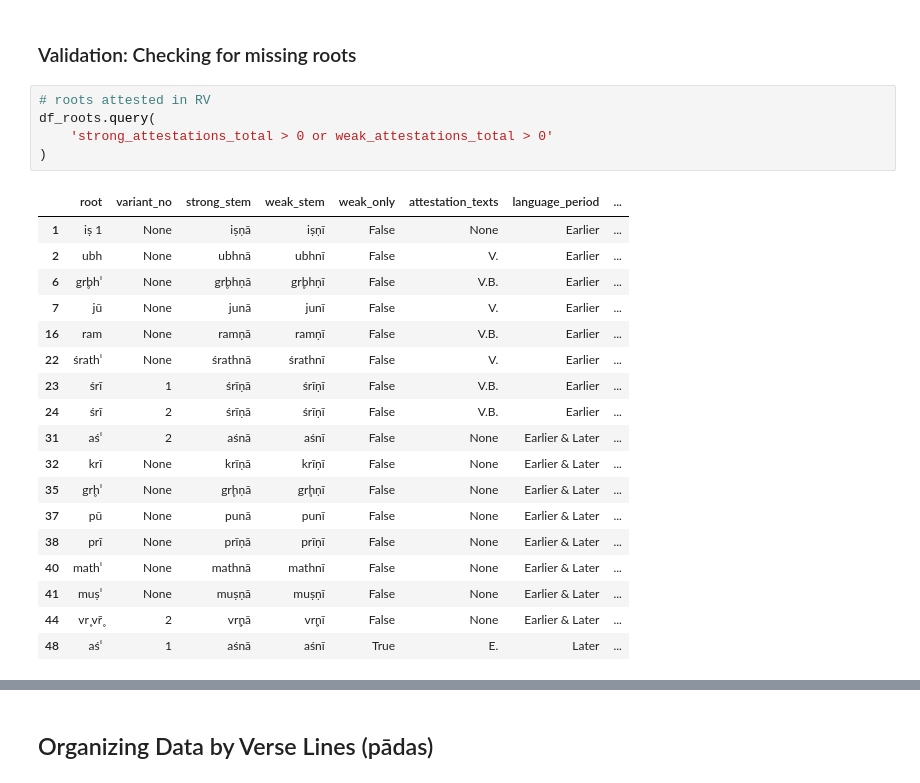
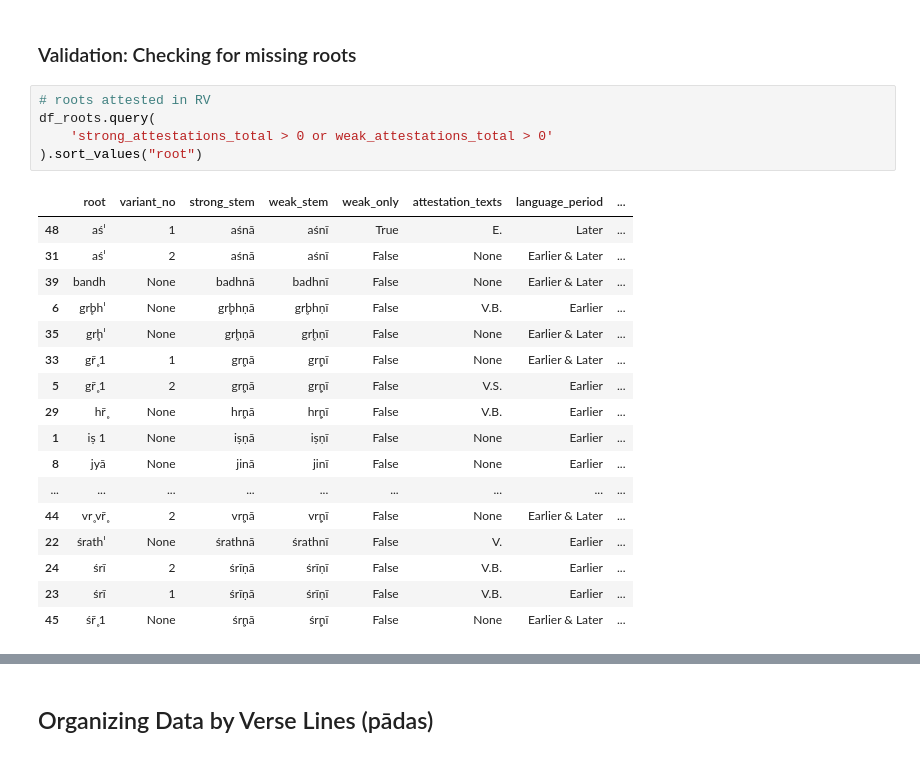
Before and after one commit to anupdhml/sanskrit_ninth_class_meter, a Jupyter notebook: README.ipynb, the cells around one changed output, grey strips where cells are left out. Saved outputs shown, nothing was run; the diff lists cells and outputs as text.

```diff
--- a/README.ipynb
+++ b/README.ipynb
@@ -498,27 +502,26 @@ puṣ: 0 strong, 0 weak attestations
 # %%
 # roots attested in RV
 df_roots.query(
     'strong_attestations_total > 0 or weak_attestations_total > 0'
-)
+).sort_values("root")
 # %% [output]
 |  | root | variant_no | strong_stem | weak_stem | weak_only | attestation_texts | language_period | ... |
+| 48 | aśⁱ | 1 | aśnā | aśnī | True | E. | Later | ... |
+| 31 | aśⁱ | 2 | aśnā | aśnī | False | None | Earlier & Later | ... |
+| 39 | bandh | None | badhnā | badhnī | False | None | Earlier & Later | ... |
+| 6 | gr̥bhⁱ | None | gr̥bhṇā | gr̥bhṇī | False | V.B. | Earlier | ... |
+| 35 | gr̥hⁱ | None | gr̥hṇā | gr̥hṇī | False | None | Earlier & Later | ... |
+| 33 | gr̥̄ 1 | 1 | gr̥ṇā | gr̥ṇī | False | None | Earlier & Later | ... |
+| 5 | gr̥̄ 1 | 2 | gr̥ṇā | gr̥ṇī | False | V.S. | Earlier | ... |
+| 29 | hr̥̄ | None | hr̥ṇā | hr̥ṇī | False | V.B. | Earlier | ... |
 | 1 | iṣ 1 | None | iṣṇā | iṣṇī | False | None | Earlier | ... |
-| 2 | ubh | None | ubhnā | ubhnī | False | V. | Earlier | ... |
-| 6 | gr̥bhⁱ | None | gr̥bhṇā | gr̥bhṇī | False | V.B. | Earlier | ... |
-| 7 | jū | None | junā | junī | False | V. | Earlier | ... |
-| 16 | ram | None | ramṇā | ramṇī | False | V.B. | Earlier | ... |
+| 8 | jyā | None | jinā | jinī | False | None | Earlier | ... |
+| ... | ... | ... | ... | ... | ... | ... | ... | ... |
+| 44 | vr̥ vr̥̄ | 2 | vr̥ṇā | vr̥ṇī | False | None | Earlier & Later | ... |
 | 22 | śrathⁱ | None | śrathnā | śrathnī | False | V. | Earlier | ... |
+| 24 | śrī | 2 | śrīṇā | śrīṇī | False | V.B. | Earlier | ... |
 | 23 | śrī | 1 | śrīṇā | śrīṇī | False | V.B. | Earlier | ... |
-| 24 | śrī | 2 | śrīṇā | śrīṇī | False | V.B. | Earlier | ... |
-| 31 | aśⁱ | 2 | aśnā | aśnī | False | None | Earlier & Later | ... |
-| 32 | krī | None | krīṇā | krīṇī | False | None | Earlier & Later | ... |
-| 35 | gr̥hⁱ | None | gr̥hṇā | gr̥hṇī | False | None | Earlier & Later | ... |
-| 37 | pū | None | punā | punī | False | None | Earlier & Later | ... |
-| 38 | prī | None | prīṇā | prīṇī | False | None | Earlier & Later | ... |
-| 40 | mathⁱ | None | mathnā | mathnī | False | None | Earlier & Later | ... |
-| 41 | muṣⁱ | None | muṣṇā | muṣṇī | False | None | Earlier & Later | ... |
-| 44 | vr̥ vr̥̄ | 2 | vr̥ṇā | vr̥ṇī | False | None | Earlier & Later | ... |
-| 48 | aśⁱ | 1 | aśnā | aśnī | True | E. | Later | ... |
+| 45 | śr̥̄ 1 | None | śr̥ṇā | śr̥ṇī | False | None | Earlier & Later | ... |
 # %%
 # to print without index on the left
 #from IPython.display import HTML
```
Also changed, not shown: parts of 2 cells of this notebook, 2 other files.
